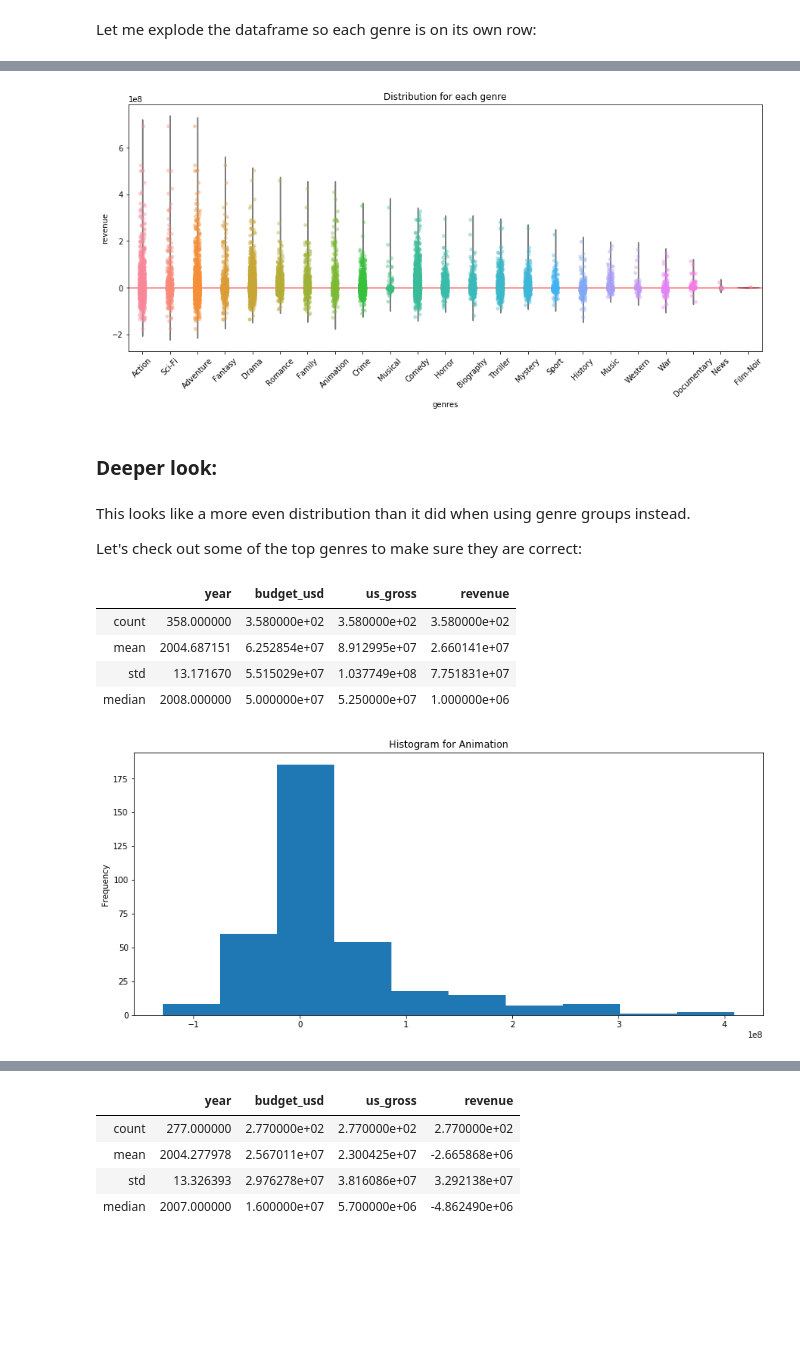
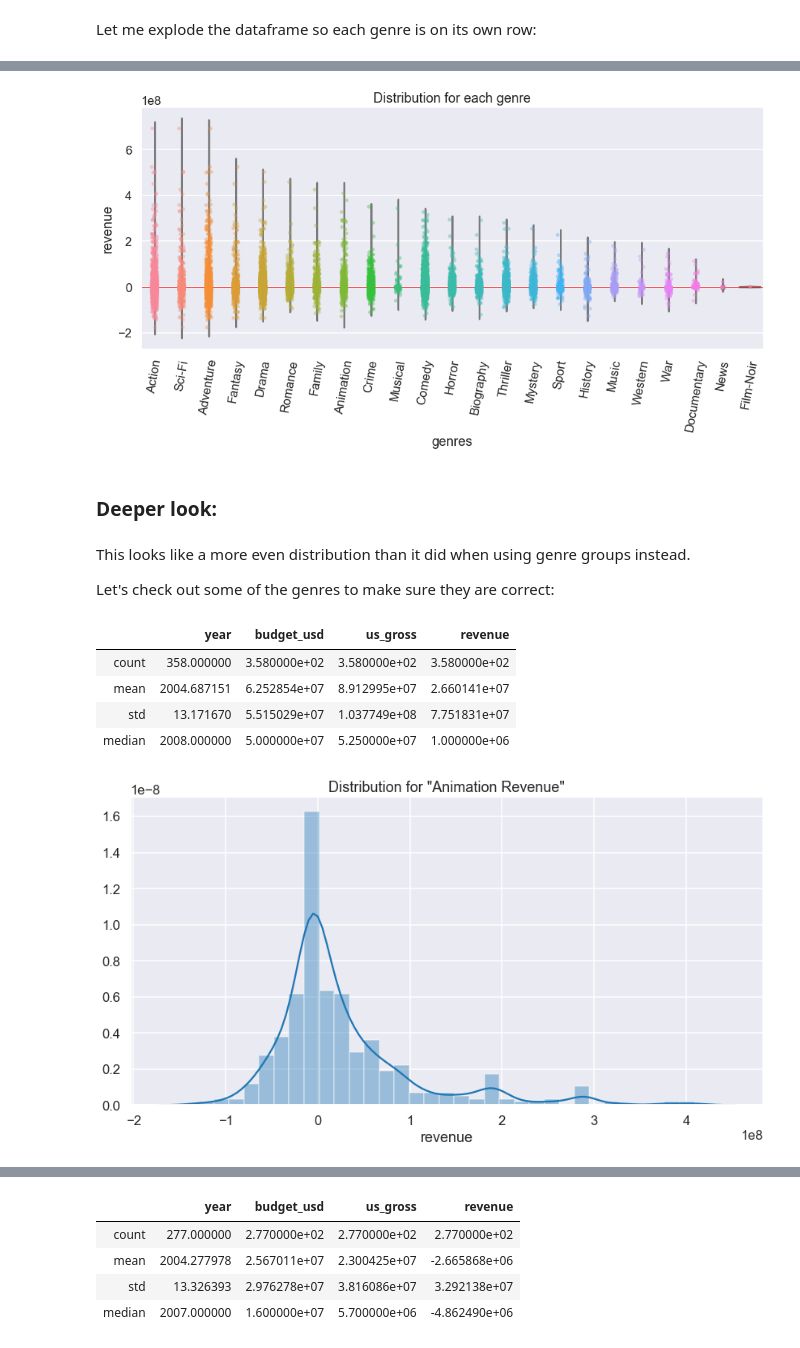
Before and after one commit to jneums/movie-analysis, a Jupyter notebook: notebooks/eda.ipynb, the cells around one changed output, grey strips where cells are left out. Saved outputs shown, nothing was run; the diff lists cells and outputs as text; code cells hidden in the pictures; blank space fills up the shorter version.

```diff
--- a/notebooks/eda.ipynb
+++ b/notebooks/eda.ipynb
@@ -16,6 +15,8 @@ import pandas as pd
 import matplotlib.pyplot as plt
 import seaborn as sns
 import os
+sns.set_style("darkgrid")
+sns.set_context('talk')
 %matplotlib inline
 # %% [markdown]
 ## 1. Which genres generate the most revenue:
@@ -119,21 +110,22 @@ plt.axhline(linewidth=4, color='r');
 # %%
 fig = plt.figure(figsize=(15, 6))
 
-data = exploded_main_df[['genres', 'revenue']].sort_values('revenue', ascending=False)
+data = exploded_main_df[['genres', 'revenue']
+                        ].sort_values('revenue', ascending=False)
 ax = sns.violinplot(x="genres", y="revenue", data=data,
                     inner=None, color=".8")
 ax = sns.stripplot(x="genres", y="revenue", data=data, alpha=.4)
-ax.set_xticklabels(ax.get_xticklabels(), rotation=45)
+ax.set_xticklabels(ax.get_xticklabels(), rotation=80)
 plt.axhline(linewidth=1, color='r')
 plt.title('Distribution for each genre');
 # %% [output]
-[figure, old version]
+[figure, new version]
 # %% [markdown]
 ### Deeper look:
 # %% [markdown]
 This looks like a more even distribution than it did when using genre groups instead.
 
-Let's check out some of the top genres to make sure they are correct:
+Let's check out some of the genres to make sure they are correct:
 # %%
 # columns and statistics to view:
 numeric_columns = ['year', 'budget_usd', 'us_gross', 'revenue']
@@ -149,7 +142,11 @@ exploded_main_df[exploded_main_df['genres'] == 'Animation'][numeric_columns].agg
 | median | 2008.000000 | 5.000000e+07 | 5.250000e+07 | 1.000000e+06 |
 # %%
 # distribution:
-exploded_main_df[exploded_main_df['genres'] == 'Animation']['revenue'].plot.hist(title="Histogram for Animation", figsize=(14, 6));
+plt.figure(figsize=(14, 7))
+data_genres_anim = exploded_main_df[exploded_main_df['genres']
+                                    == 'Animation']['revenue']
+sns.distplot(data_genres_anim)
+plt.title('Distribution for "Animation Revenue"');
 # %% [output]
-[figure, old version]
+[figure, new version]
 # %%
```
Also changed, not shown: parts of 41 cells of this notebook, 9 other files.
